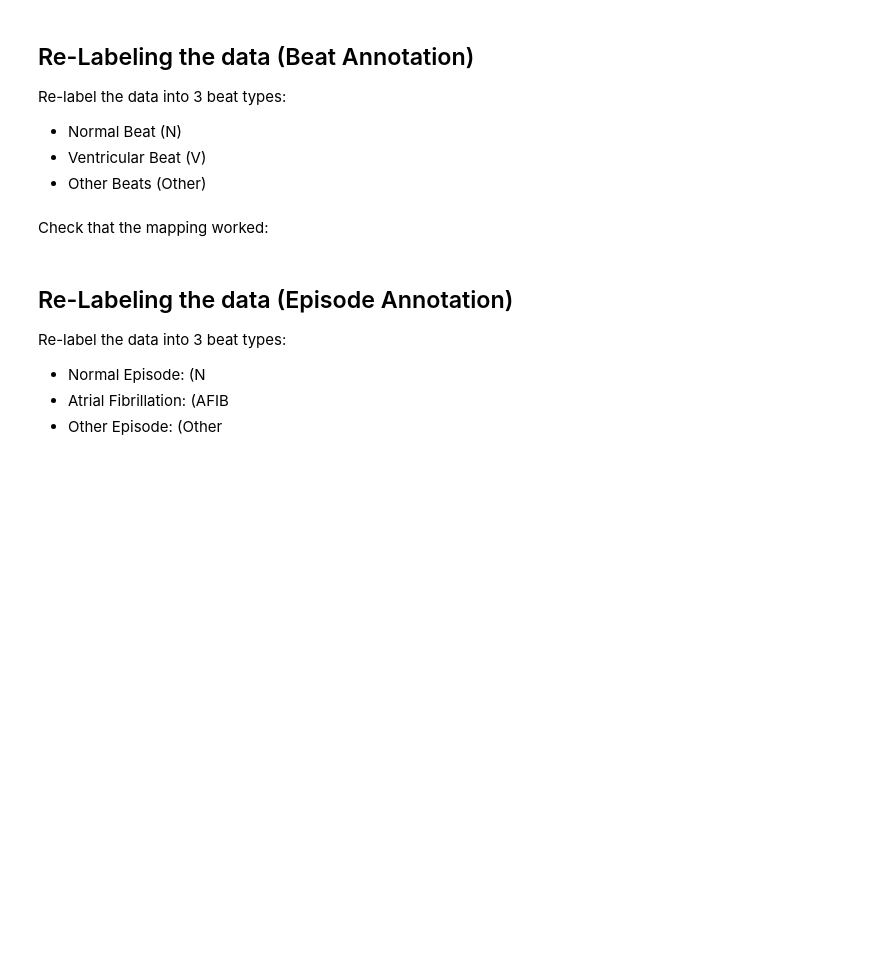
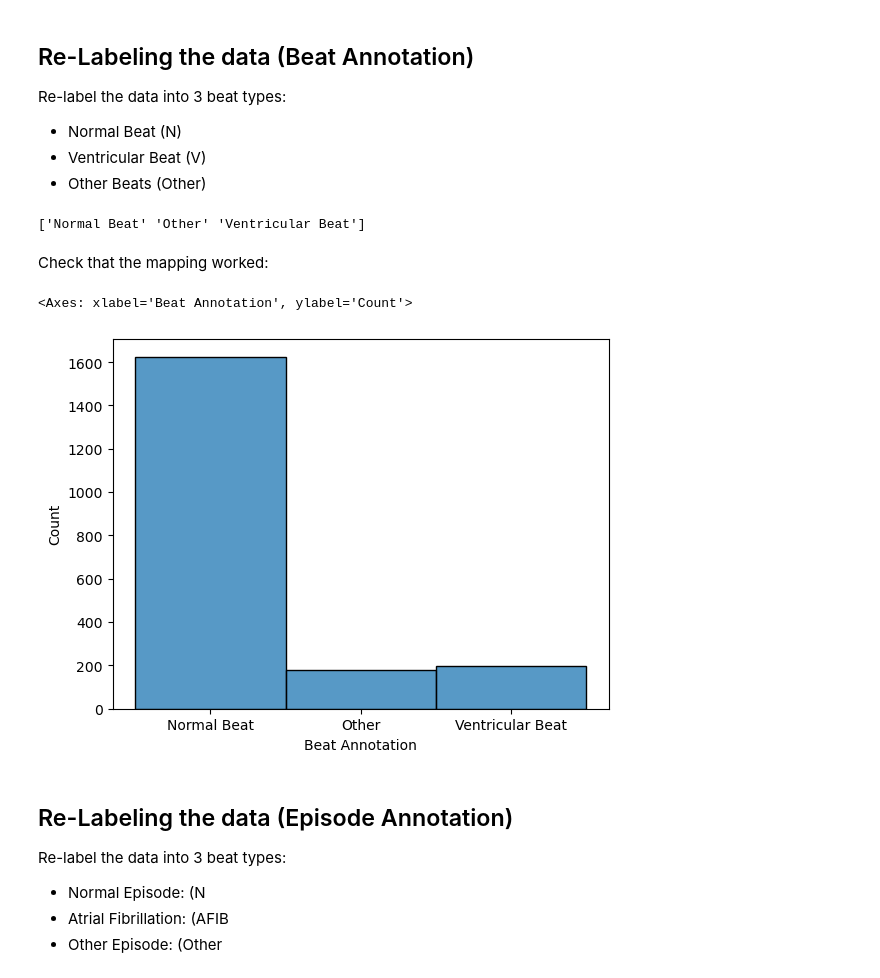
Before and after one commit to stojanov-d/vnp-labs, a Jupyter notebook: vtor-kolokvium/notebooks/Laboratory Exercise 3 - 13.12.2024 - 1700.ipynb, the cells around one changed output. Saved outputs shown, nothing was run; the diff lists cells and outputs as text; code cells hidden in the pictures; blank space fills up the shorter version.

```diff
--- a/vtor-kolokvium/notebooks/Laboratory Exercise 3 - 13.12.2024 - 1700.ipynb
+++ b/vtor-kolokvium/notebooks/Laboratory Exercise 3 - 13.12.2024 - 1700.ipynb
@@ -52,10 +108,22 @@ Re-label the data into 3 beat types:
 - Other Beats (Other)
 # %%
 # Write your code here. Add as many boxes as you need.
+mapping = {
+    'N': 'Normal Beat',
+    'V': 'Ventricular Beat'
+}
+df['Beat Annotation'] = df['Beat Annotation'].apply(lambda x: mapping.get(x, 'Other'))
+print(df['Beat Annotation'].unique())
+# %% [output]
+['Normal Beat' 'Other' 'Ventricular Beat']
 # %% [markdown]
 Check that the mapping worked:
 # %%
 # Write your code here. Add as many boxes as you need.
+sns.histplot(df['Beat Annotation'])
+# %% [output]
+<Axes: xlabel='Beat Annotation', ylabel='Count'>
+[figure, added]
 # %% [markdown]
 ## Re-Labeling the data (Episode Annotation)
 
```
Also changed, not shown: parts of 41 cells of this notebook, 1 other file.
